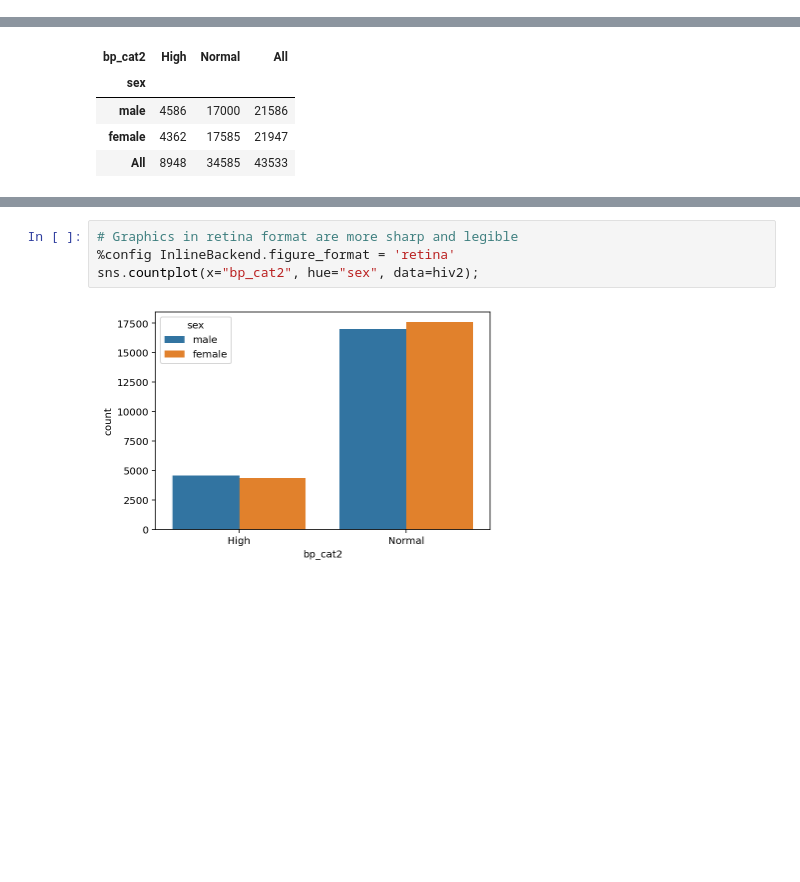
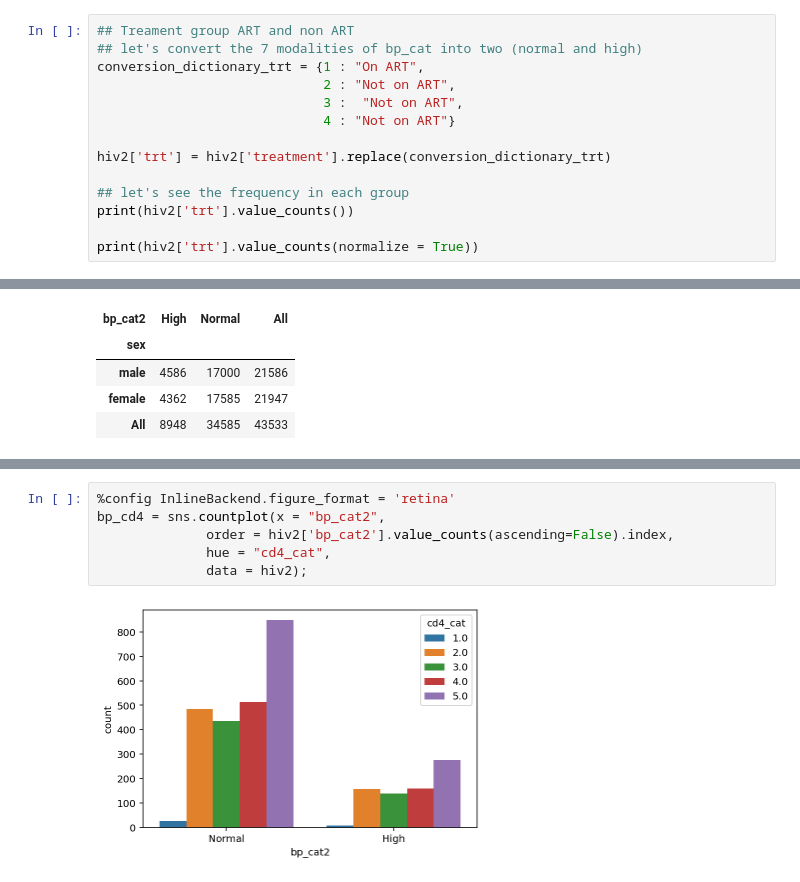
Before and after one commit to boniale/PDA_Python_HTN_PLWHIV, a Jupyter notebook: PDA_Report.ipynb, the cells around one changed output, grey strips where cells are left out. Saved outputs shown, nothing was run; the diff lists cells and outputs as text; blank space fills up the shorter version.

```diff
--- a/PDA_Report.ipynb
+++ b/PDA_Report.ipynb
@@ -73,3 +76,17 @@ None
 # %%
 ## let's create a copy of hiv dataset for data wrangling
 hiv2 = hiv.copy()
+# %%
+## Treament group ART and non ART
+## let's convert the 7 modalities of bp_cat into two (normal and high)
+conversion_dictionary_trt = {1 : "On ART",
+                             2 : "Not on ART",
+                             3 :  "Not on ART",
+                             4 : "Not on ART"}
+
+hiv2['trt'] = hiv2['treatment'].replace(conversion_dictionary_trt)
+
+## let's see the frequency in each group
+print(hiv2['trt'].value_counts())
+
+print(hiv2['trt'].value_counts(normalize = True))
@@ -134,6 +193,8 @@ import seaborn as sns
 # %%
-# Graphics in retina format are more sharp and legible
 %config InlineBackend.figure_format = 'retina'
-sns.countplot(x="bp_cat2", hue="sex", data=hiv2);
+bp_cd4 = sns.countplot(x = "bp_cat2",
+              order = hiv2['bp_cat2'].value_counts(ascending=False).index,
+              hue = "cd4_cat",
+              data = hiv2);
 # %% [output]
-[figure, old version]
+[figure, new version]
```
Also changed, not shown: parts of 13 cells of this notebook.
